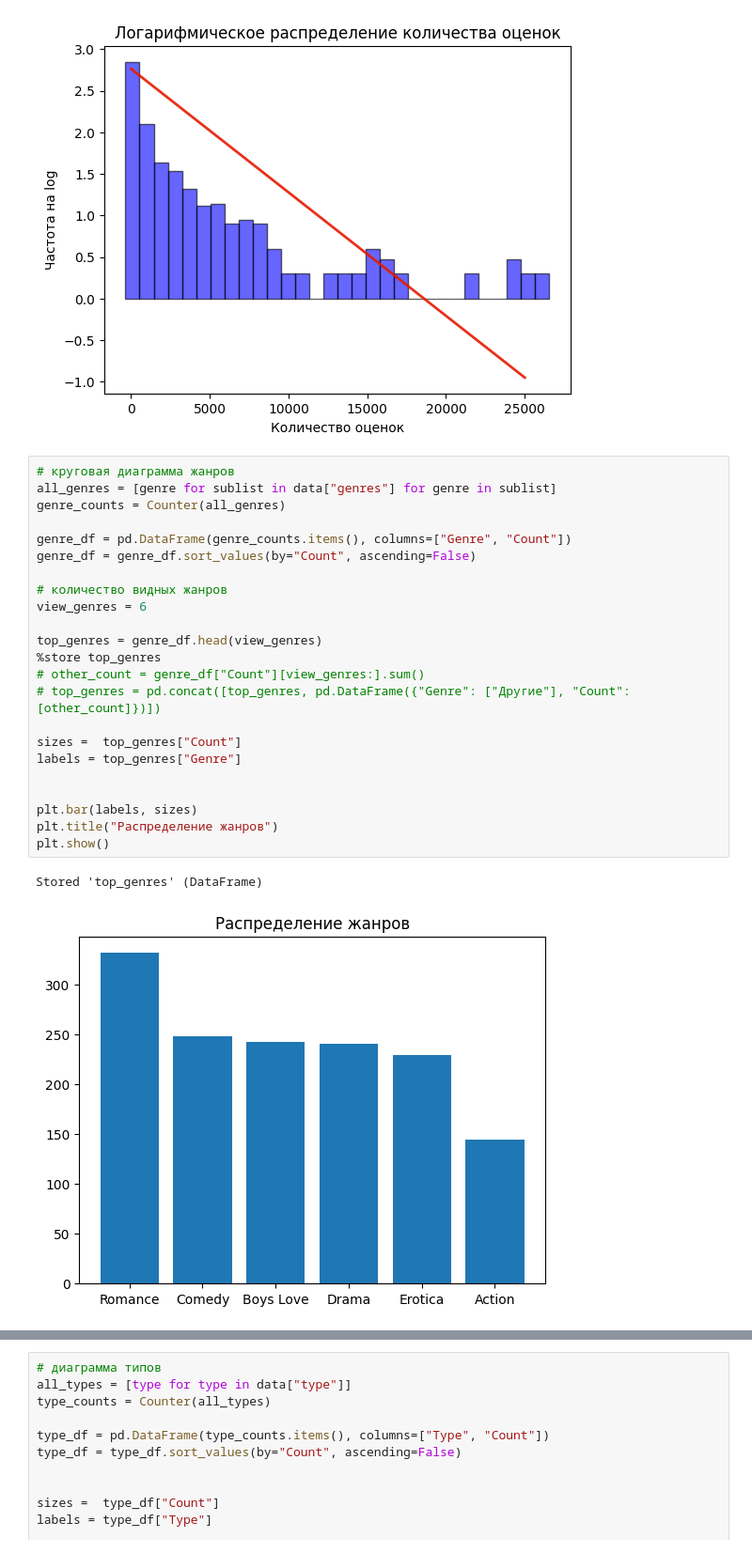
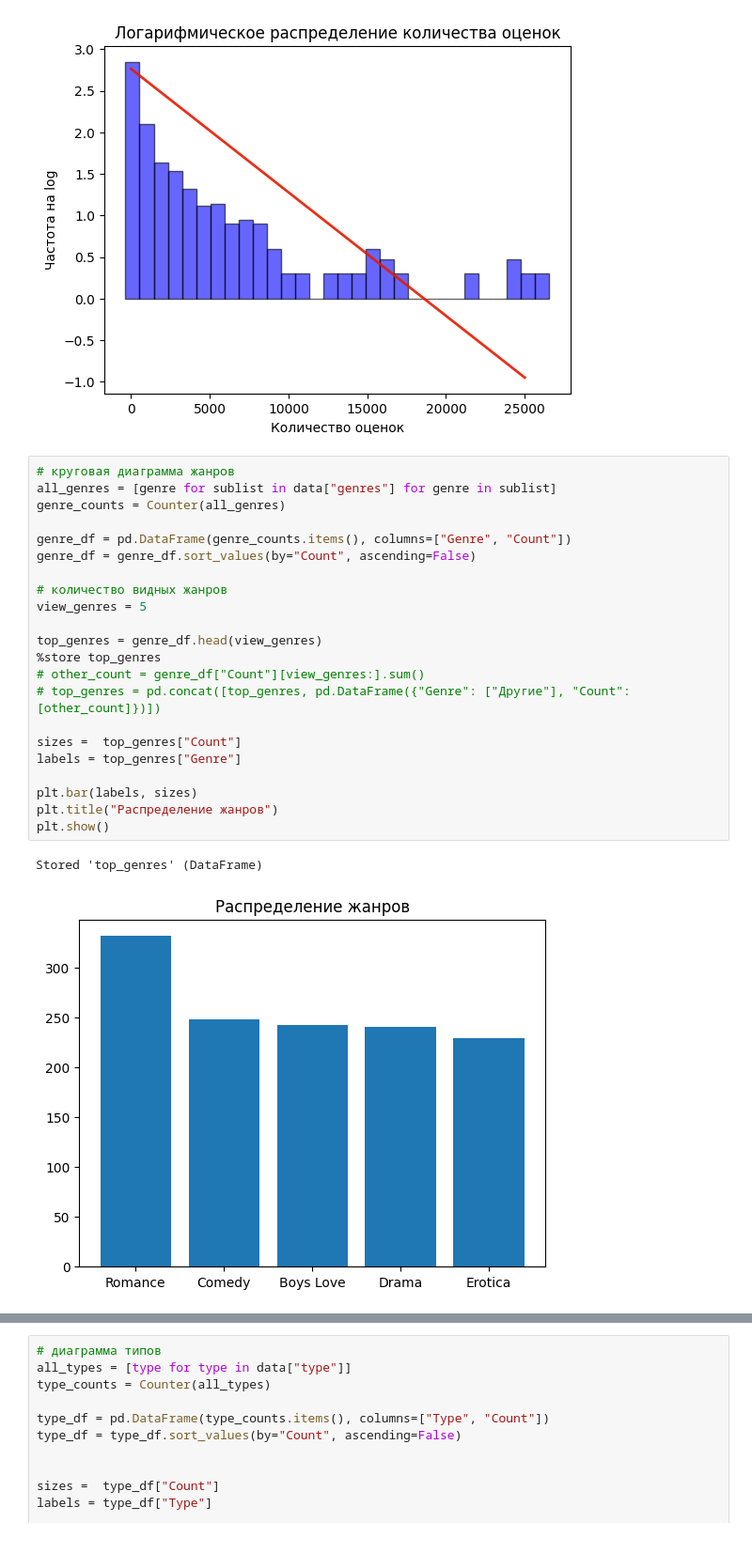
Before and after one commit to Slava55555/EconometricsAndStatistics, a Jupyter notebook: scripts/lab1.ipynb, the cells around one changed output, grey strips where cells are left out. Shown at 94% size. Cells and saved outputs as stored; diff of their text form.

```diff
--- a/scripts/lab1.ipynb
+++ b/scripts/lab1.ipynb
@@ -93,29 +93,28 @@ plt.show()
 # %%
 # круговая диаграмма жанров
 all_genres = [genre for sublist in data["genres"] for genre in sublist]
 genre_counts = Counter(all_genres)
 
 genre_df = pd.DataFrame(genre_counts.items(), columns=["Genre", "Count"])
 genre_df = genre_df.sort_values(by="Count", ascending=False)
 
 # количество видных жанров
-view_genres = 6
+view_genres = 5
 
 top_genres = genre_df.head(view_genres)
 %store top_genres
 # other_count = genre_df["Count"][view_genres:].sum()
 # top_genres = pd.concat([top_genres, pd.DataFrame({"Genre": ["Другие"], "Count": [other_count]})])
 
 sizes =  top_genres["Count"]
 labels = top_genres["Genre"]
 
-
 plt.bar(labels, sizes)
 plt.title("Распределение жанров")
 plt.show()
 # %% [output]
 Stored 'top_genres' (DataFrame)
-[figure, old version]
+[figure, new version]
 # %%
 # круговая диаграмма тем
 all_themes = [theme for sublist in data["themes"] for theme in sublist]
```
Also changed, not shown: parts of 2 cells of this notebook, 2 other files.
